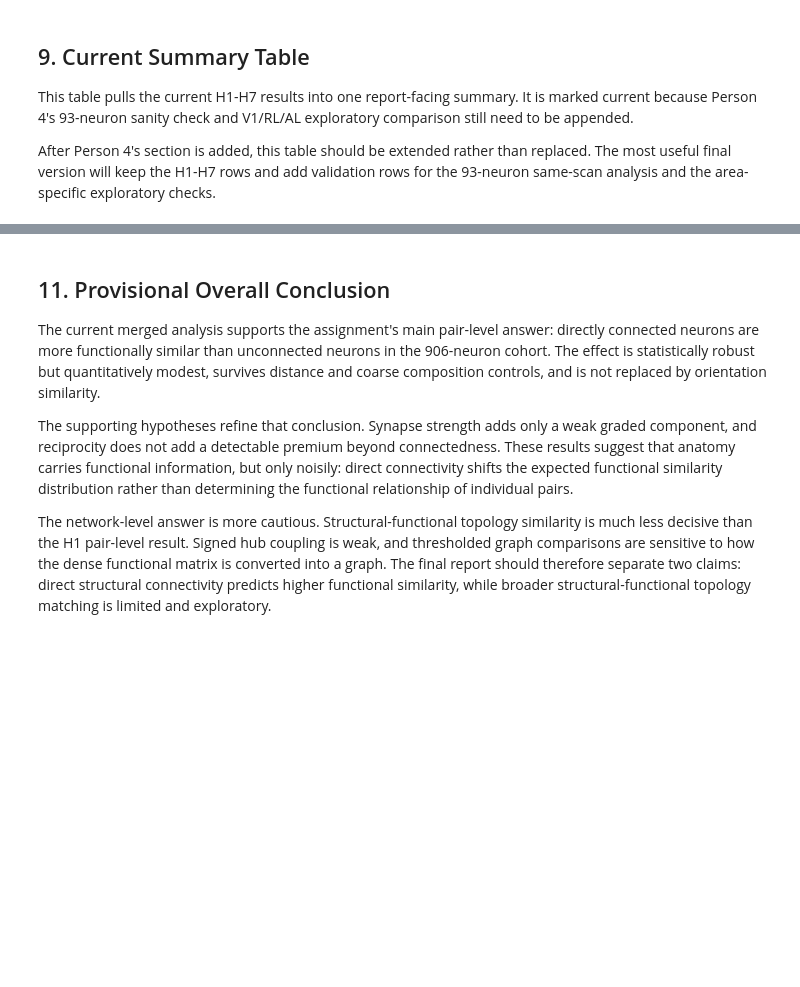
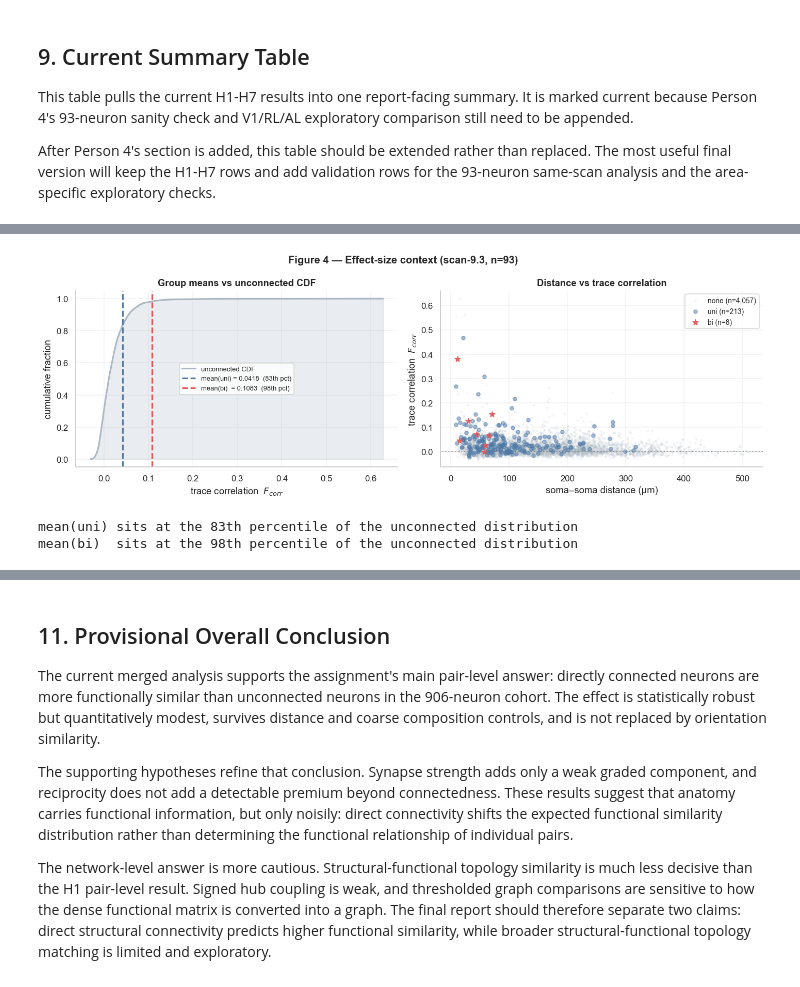
Before and after one commit to BCRLeo/Neuro, a Jupyter notebook: FINAL.ipynb, the cells around one changed output, grey strips where cells are left out. Cells and saved outputs as stored; diff of their text form; code cells hidden in the pictures; blank space fills up the shorter version.

```diff
--- a/FINAL.ipynb
+++ b/FINAL.ipynb
@@ -2178,0 +2549,38 @@ This section should be written as validation and scope extension. It should not
+# %%
+fig, axes = plt.subplots(1, 2, figsize=(13, 4.5))
+
+ax = axes[0]
+pct_uni = float(stats.percentileofscore(f_none, f_uni.mean()))
+pct_bi  = float(stats.percentileofscore(f_none, f_bi.mean()))
+sv = np.sort(f_none)
+ax.fill_between(sv, np.linspace(0, 1, len(sv)), alpha=0.25, color=PAL_CONN['none'], step='post')
+ax.plot(sv, np.linspace(0, 1, len(sv)), color=PAL_CONN['none'], lw=2, label='unconnected CDF')
+ax.axvline(f_uni.mean(), color=PAL_CONN['uni'], lw=2, ls='--',
+           label=f'mean(uni) = {f_uni.mean():.4f}  ({pct_uni:.0f}th pct)')
+ax.axvline(f_bi.mean(), color=PAL_CONN['bi'], lw=2, ls='--',
+           label=f'mean(bi)  = {f_bi.mean():.4f}  ({pct_bi:.0f}th pct)')
+ax.set(xlabel='trace correlation  $F_{corr}$', ylabel='cumulative fraction',
+       title='Group means vs unconnected CDF')
+ax.legend(fontsize=8.5)
+
+ax2 = axes[1]
+ax2.scatter(pairs.loc[~pairs.connected, 'dist_um'], pairs.loc[~pairs.connected, 'f_corr'],
+            color=PAL_CONN['none'], alpha=0.1, s=5, label=f'none (n={len(f_none):,})', zorder=2)
+ax2.scatter(pairs.loc[pairs.conn_type=='uni', 'dist_um'], pairs.loc[pairs.conn_type=='uni', 'f_corr'],
+            color=PAL_CONN['uni'], alpha=0.5, s=22, label=f'uni (n={len(f_uni):,})', zorder=4)
+ax2.scatter(pairs.loc[pairs.conn_type=='bi', 'dist_um'], pairs.loc[pairs.conn_type=='bi', 'f_corr'],
+            color=PAL_CONN['bi'], alpha=0.9, s=55, marker='*',
+            label=f'bi (n={len(f_bi):,})', zorder=5)
+ax2.set(xlabel='soma–soma distance (µm)', ylabel='trace correlation  $F_{corr}$',
+        title='Distance vs trace correlation')
+ax2.axhline(0, color='0.4', lw=0.7, ls=':')
+ax2.legend(fontsize=9)
+
+plt.suptitle('Figure 4 — Effect-size context (scan-9.3, n=93)', fontweight='bold')
+plt.tight_layout(); plt.show()
+print(f'mean(uni) sits at the {pct_uni:.0f}th percentile of the unconnected distribution')
+print(f'mean(bi)  sits at the {pct_bi:.0f}th percentile of the unconnected distribution')
+# %% [output]
+[figure, added]
+mean(uni) sits at the 83th percentile of the unconnected distribution
+mean(bi)  sits at the 98th percentile of the unconnected distribution
```
Also changed, not shown: parts of 28 cells of this notebook, 1 other file.
